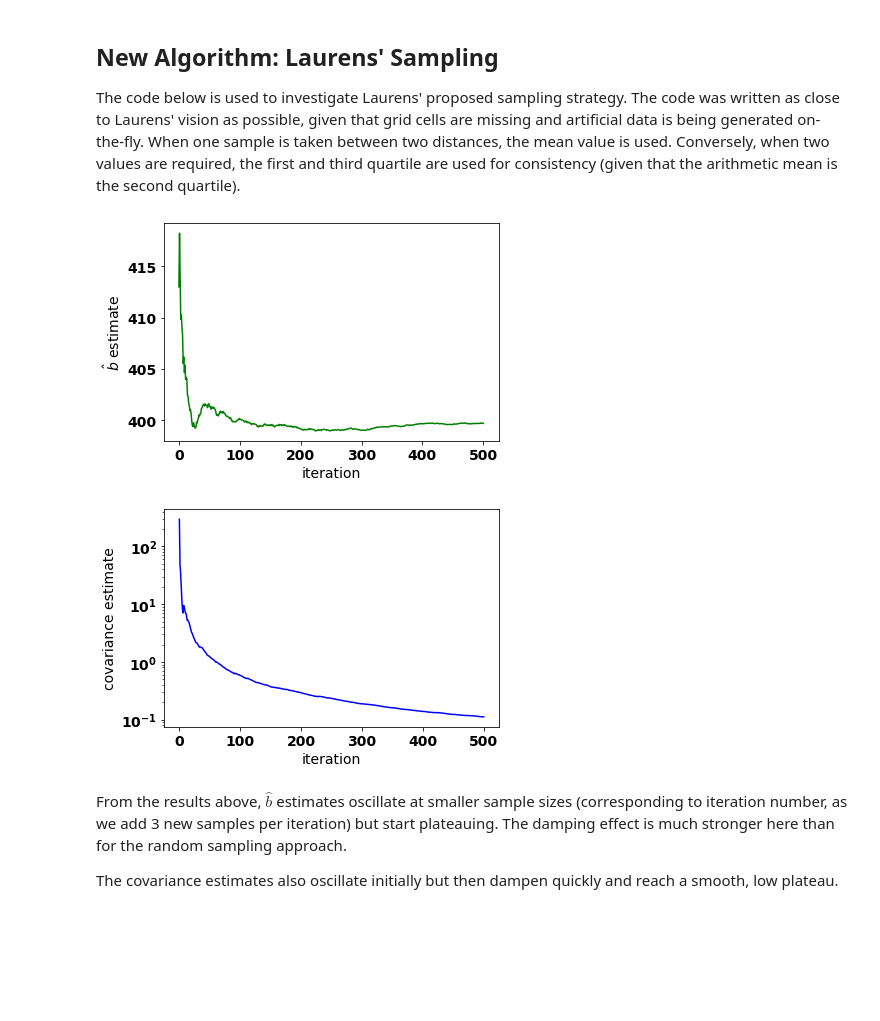
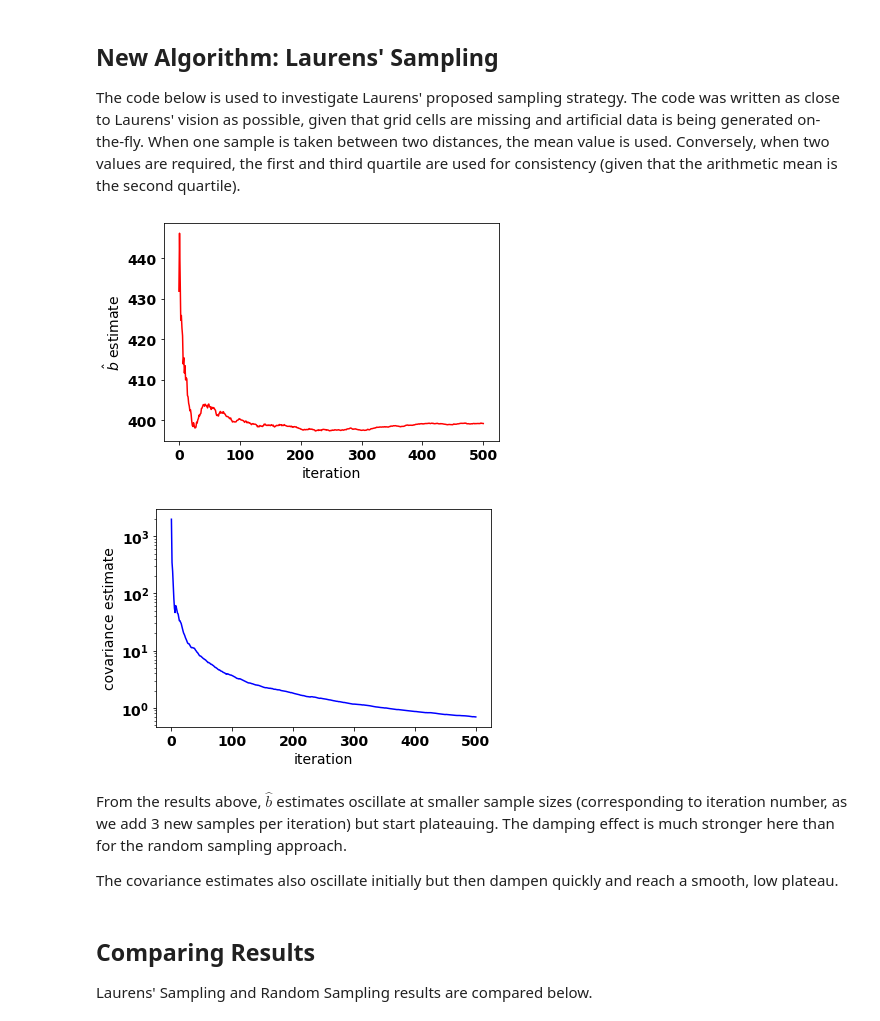
Before and after one commit to mustafa-majid-uu/curvefit_sampling, a Jupyter notebook: sampling.ipynb, the cells around one changed output. Cells and saved outputs as stored; diff of their text form; code cells hidden in the pictures; blank space fills up the shorter version.

```diff
--- a/sampling.ipynb
+++ b/sampling.ipynb
@@ -52,5 +51,7 @@ Following the function definition, we generate $m=100$ random samples with a ran
 # %%
+#seed randomness and set standard error, e
 np.random.seed(0)
+e = 0.025
 
 #a function that generates n random samples, with distance values of a given range
 def generate_random_samples(n,lower_bound,upper_bound,err):
@@ -65,7 +66,7 @@ def generate_random_samples(n,lower_bound,upper_bound,err):
 
 #Generate scatter plot of distance vs correlation, with random colors to help differentiate overlapping points.
 m = 100 #number of samples
-x,y = generate_random_samples(m,0,4000,0.01)
+x,y = generate_random_samples(m,0,4000,e) #pass distance bounds and st. error
 plt.figure(0)
 plt.scatter(x,y, c=np.random.rand(len(x)), s=20)
 plt.xlabel("Distance from fixed cell")
@@ -85,30 +86,34 @@ As shown above, the data follows the negative exponential shape, with some noise
 
 Next, we repeat the random sampling procedure 500 times, by looping over the number of samples taken, *m*, and investigating the effect on the resulting correlation distance estimated by the fitted curve. Here, we plot the resulting $\hat{b}$ estimate from the curve fit against the number of samples used to fit the curve, $m$.
 # %%
+#set variables used to store parameter estimates
+
 iterations = 500 #the maximum number of samples to generate. Each iteration i will generate i samples.
-sample_size = []
-bhat_arr_rnd = []
-cov_arr_rnd = []
+sample_size = [] #this list is used as the axis in the plot, as we start from 2 and not 0.
+bhat_arr_rnd = [] #store b-hat estimate per sampling iteration
+cov_arr_rnd = [] #store covariance estiamte per sampling iteration
 np.random.seed(0)
+
 
 #generate random samples, with sample size "n" equal to each iteration number
 for i in range(2,iterations):
     sample_size.append(i)   #this list will be used as the x-axis in the plots, and it should start from sample size = 2
-    x,y = generate_random_samples(i,0,1000,0.01)     #generate i samples, with each distance value being within the range [0,1000]
+    x,y = generate_random_samples(i,0,1000,e)     #generate i samples, with each distance value being within the range [0,1000], and st. error = e
     params, covs = optimize.curve_fit(cordist, xdata = x, ydata = y, p0=400)    #fit curve with generated data and initial guess for parameter as 400km
 
     bhat_arr_rnd.append(params[0]) #append the b-hat estimate to the b-hat array
     cov_arr_rnd.append(covs[0][0]) #do the same for the covariance array
 
 
+#we begin plotting b-hat and covariance against the sample size
 plt.figure(1)
-plt.plot(sample_size,bhat_arr_rnd, c='green' )
+plt.plot(sample_size,bhat_arr_rnd,color=(204/255, 204/255, 0/255) )
 
 plt.ylabel('$\hat{b}$ estimate')
 plt.xlabel('number of samples')
 
 plt.figure(2)
-plt.plot(sample_size,cov_arr_rnd,color='cyan')
+plt.plot(sample_size,cov_arr_rnd, c=(0, 168/255, 168/255))
 plt.xlabel('number of samples')
 plt.yscale('log')
 plt.ylabel('covariance estimate')
@@ -128,8 +133,7 @@ The code below is used to investigate Laurens' proposed sampling strategy. The c
 bhat_arr = []
 cov_arr = []
 np.random.seed(0)
-p_0 = 0 #starting grid cell
-e = 0.01
+
 p_100 = generate_value(100,e) #generate values for rho for distances 500km and 1000km using the neg. exp. model (again, with noise)
 p_1000 = generate_value(1000,e)
 
@@ -167,14 +171,14 @@ i_arr = [0,1]  #used as x axis to plot iteration number. the loop will start fro
 for i in range(1,500):
     i_arr.append(i+1) #update every iteration
 
-    if bhat_arr[i] < bhat_arr[i-1]: #take two distances < bhat[i-1] and >100. We used mean for one distance, but for two we will use 1st and 3rd quartile.
+    if bhat_arr[i] < bhat_arr[i-1]: #take two distances between bhat[i] and 100. We used mean for one distance, but for two we will use 1st and 3rd quartile.
         q1 = (bhat_arr[i]+100)*0.25
         q1_rho = generate_value(q1,e)
         q3 = (bhat_arr[i]+100)*0.75
         q3_rho = generate_value(q3,e)
 
 
-        #take one point >bhat[i] and <1000. We can use mean for a single point.
+        #take one point between bhat[i] and 1000. We can use mean for a single point.
         m1 = (bhat_arr[i]+1000) * 0.5
         m1_rho = generate_value(m1,e)
 
@@ -187,39 +191,42 @@ for i in range(1,500):
         m1 = (bhat_arr[i]+100) * 0.5
         m1_rho = generate_value(m1,e)
 
     x.append(q1)        #append all distance-correlation pairs to the correct x and y lists
     y.append(q1_rho)
     x.append(q3)
     y.append(q3_rho)
     x.append(m1)
     y.append(m1_rho)
 
 
     params, covs = optimize.curve_fit(cordist, xdata = x, ydata = y, p0=400) #fit the curve onto the 2 data points and get b-hat and covariance estimates
     bhat_arr.append(params[0]) #new estimate of corr. dist added to b-hat list
     cov_arr.append(covs[0][0])
 
 
 
 plt.figure(3)
-plt.plot(i_arr,bhat_arr, c='green' )
+plt.plot(i_arr,bhat_arr, c='red' )
 
 plt.ylabel('$\hat{b}$ estimate')
 plt.xlabel('iteration')
 #plt.title("Plotting the correlation distance estimate vs. iteration")
 
 plt.figure(4)
 plt.plot(i_arr,cov_arr,color='blue')
 plt.xlabel('iteration')
 plt.ylabel('covariance estimate')
 plt.yscale('log')
 #plt.title("Plotting the covariance estimate vs. iteration")
 # %% [output]
-[figure, old version]
+[figure, new version]
-[figure, old version]
+[figure, new version]
 # %% [markdown]
 From the results above, $\hat{b}$ estimates oscillate at smaller sample sizes (corresponding to iteration number, as we add 3 new samples per iteration) but start plateauing. The damping effect is much stronger here than for the random sampling approach.
 
 The covariance estimates also oscillate initially but then dampen quickly and reach a smooth, low plateau.
+# %% [markdown]
+<h2>Comparing Results</h2>
+Laurens' Sampling and Random Sampling results are compared below.
 # %%
 plt.figure(5)
```
Also changed, not shown: parts of 8 cells of this notebook.
